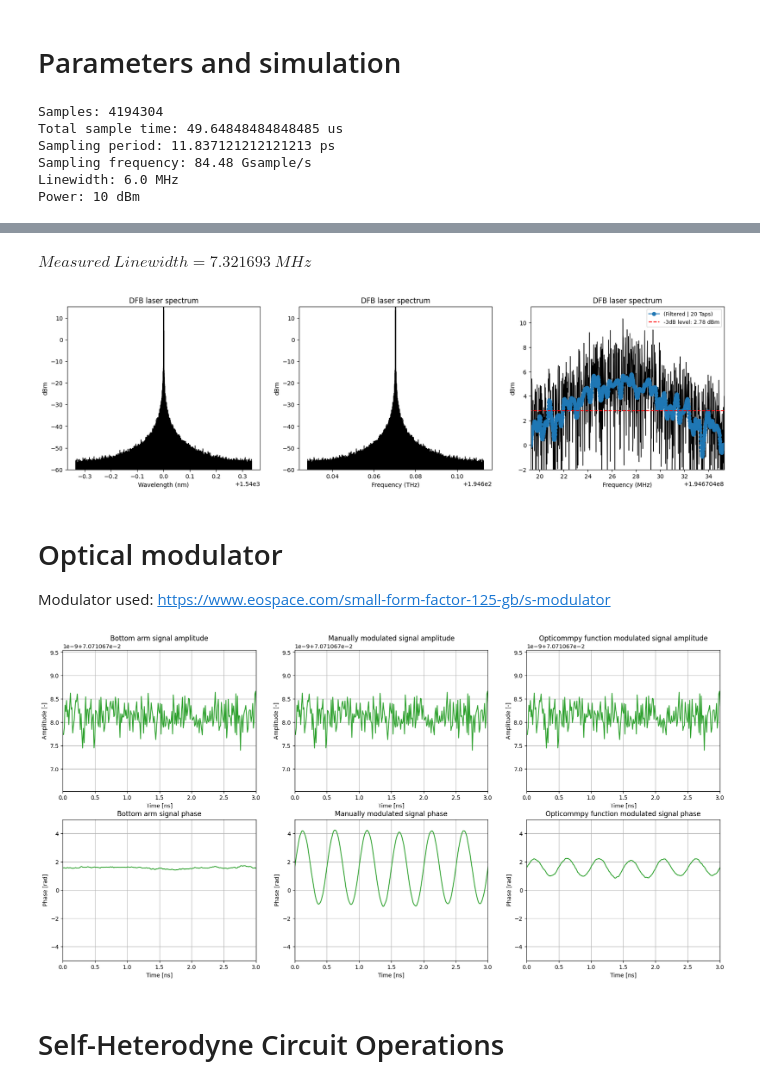
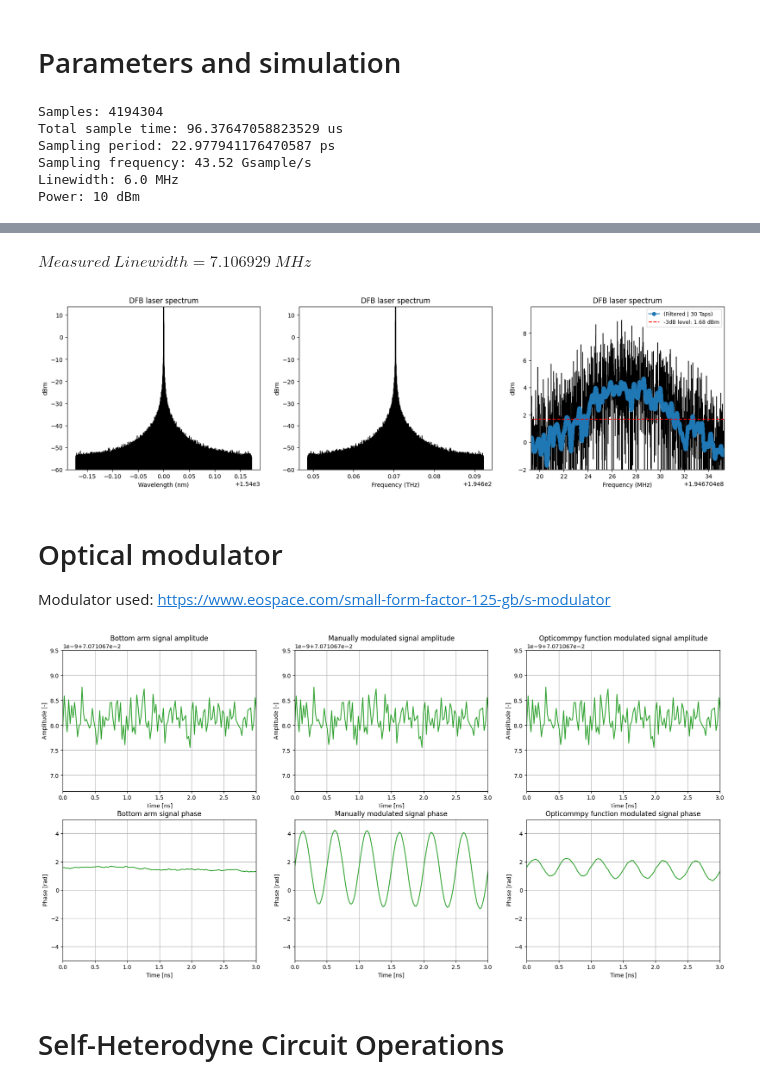
Before and after one commit to CaioRodrigues200/Laser-Study, a Jupyter notebook: Projects/Delayed_Self_Heterodyne/LorentzTesting.ipynb, the cells around one changed output, grey strips where cells are left out. Drawn from its saved outputs; the diff is of its cells as text; code cells hidden in the pictures.

```diff
--- a/Projects/Delayed_Self_Heterodyne/LorentzTesting.ipynb
+++ b/Projects/Delayed_Self_Heterodyne/LorentzTesting.ipynb
@@ -34,7 +34,7 @@ fontTitle = {'family':'serif', 'weight':'normal', 'size':20}
 # %%
 # simulation parameters
 SpS = 64*4    # Samples per Symbol
-Rs = 330e6  # Symbol rate (for OOK case Rs = Rb)
+Rs = 170e6  # Symbol rate (for OOK case Rs = Rb)
 
 Tsymb = 1/Rs       # Symbol period in seconds
 Fs = 1/(Tsymb/SpS) # Signal sampling frequency (samples/second)
@@ -77,9 +77,9 @@ print(f'Linewidth: {laser_parameters.lw * 1e-6} MHz')
 print(f'Power: {laser_parameters.P} dBm')
 # %% [output]
 Samples: 4194304
-Total sample time: 49.64848484848485 us
-Sampling period: 11.837121212121213 ps
-Sampling frequency: 84.48 Gsample/s
+Total sample time: 96.37647058823529 us
+Sampling period: 22.977941176470587 ps
+Sampling frequency: 43.52 Gsample/s
 Linewidth: 6.0 MHz
 Power: 10 dBm
 # %%
@@ -113,7 +113,7 @@ freq = (freq+c/lmbd)[initFreq:endFreq]
 spectrum =  10*np.log10(1e3*spectrum[initFreq:endFreq])
 
 # Filter spectrum
-Ntaps = 20
+Ntaps = 30
 b = signal.firwin(numtaps = Ntaps, cutoff = 1e-5, window='hamming')
 FilteredSpec = firFilter(b, spectrum)[Ntaps:-Ntaps]
 
@@ -154,5 +155,5 @@ BestrightMark: 194670430.05849913 MHz
-$\displaystyle Measured~Linewidth = 7.321693~MHz$
+$\displaystyle Measured~Linewidth = 7.106929~MHz$
-[figure, old version]
+[figure, new version]
 # %% [markdown]
 # Optical modulator
 
@@ -215,7 +216,7 @@ ax[1][2].set_xlabel('Time [ns]')
 ax[1][2].set_ylabel('Phase [rad]')
 ax[1][2].grid()
 # %% [output]
-[figure, old version]
+[figure, new version]
 # %% [markdown]
 # Self-Heterodyne Circuit Operations
 # %%
```
Also changed, not shown: parts of 8 cells of this notebook.
